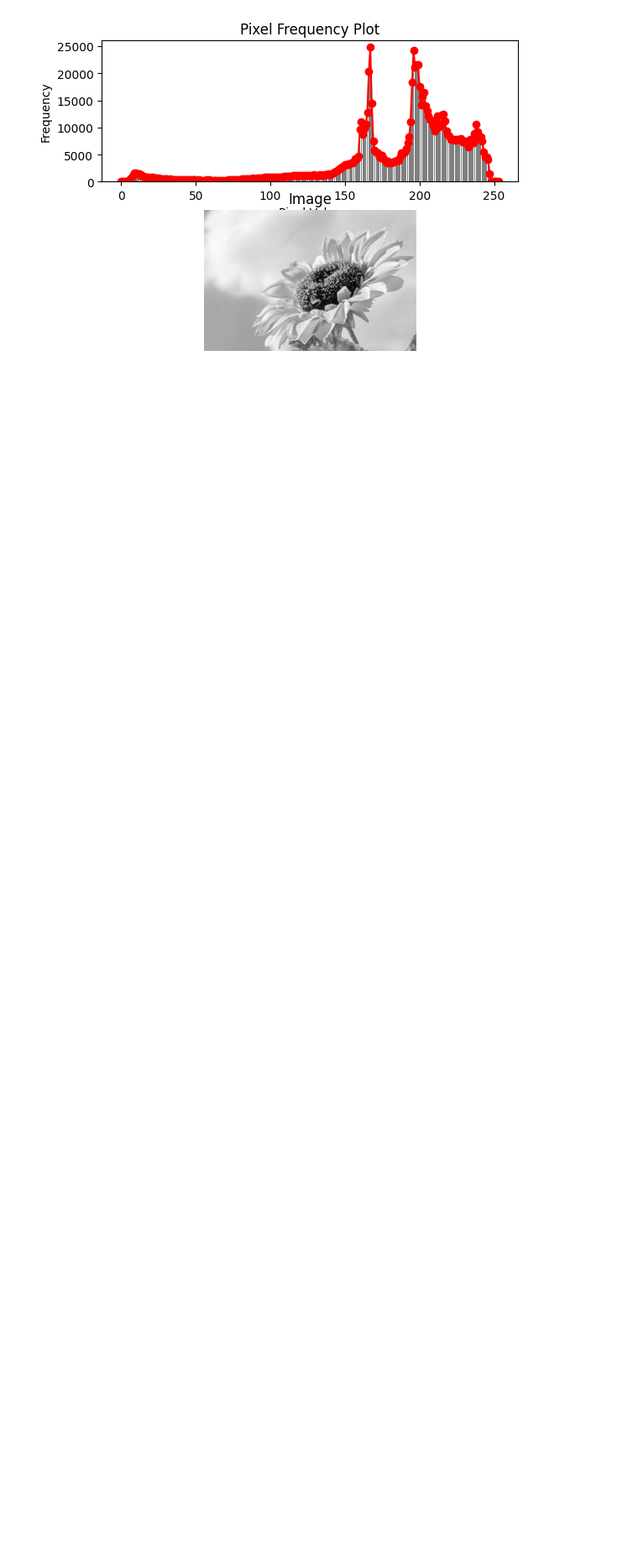
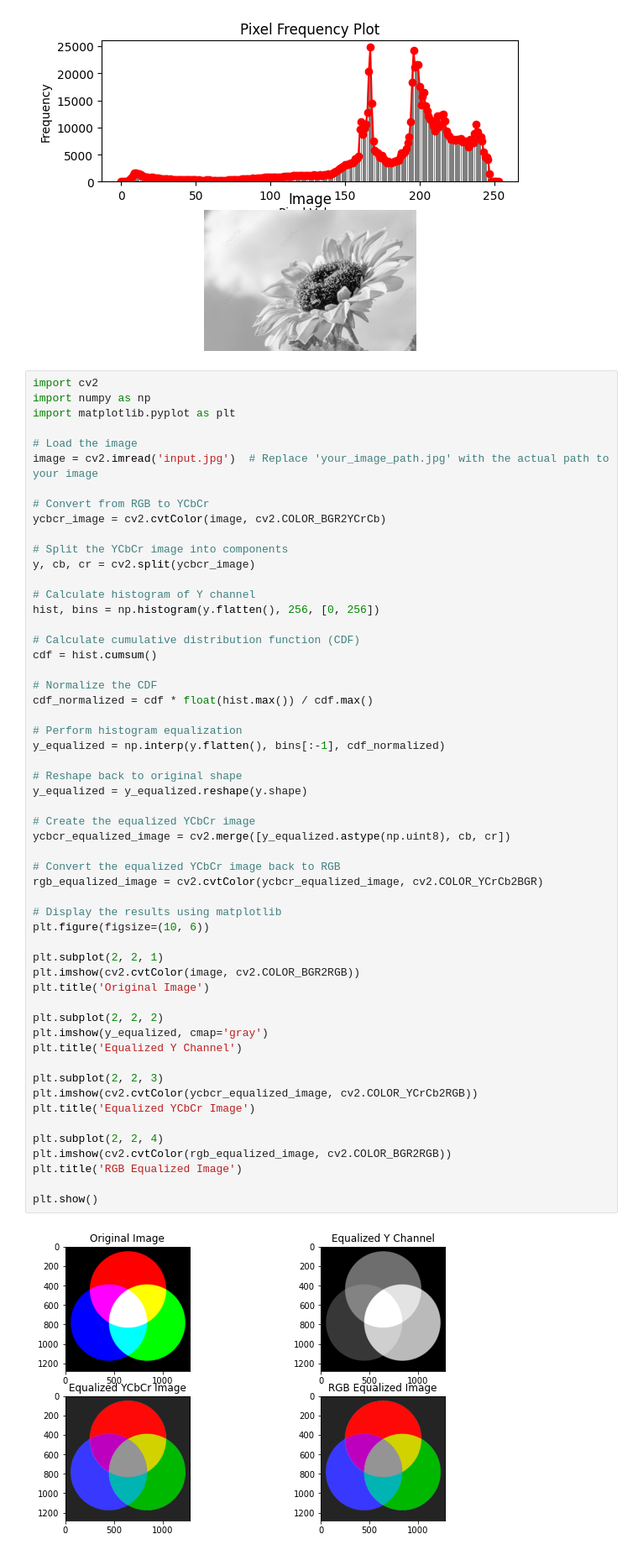
Before and after one commit to biswajit-github-2022/RKMVERI_2ND, a Jupyter notebook: class/COMP_VISION/assignments/2_pixel_freq_plot/freq_plot.ipynb, the cells around one changed output. Shown at 84% size. Saved outputs shown, nothing was run; the diff lists cells and outputs as text; blank space fills up the shorter version.

```diff
--- a/class/COMP_VISION/assignments/2_pixel_freq_plot/freq_plot.ipynb
+++ b/class/COMP_VISION/assignments/2_pixel_freq_plot/freq_plot.ipynb
@@ -62,3 +62,60 @@ image_path = 'input2.jpg'
 plot_pixel_frequency(image_path)
 # %% [output]
 [figure]
+# %%
+import cv2
+import numpy as np
+import matplotlib.pyplot as plt
+
+# Load the image
+image = cv2.imread('input.jpg')  # Replace 'your_image_path.jpg' with the actual path to your image
+
+# Convert from RGB to YCbCr
+ycbcr_image = cv2.cvtColor(image, cv2.COLOR_BGR2YCrCb)
+
+# Split the YCbCr image into components
+y, cb, cr = cv2.split(ycbcr_image)
+
+# Calculate histogram of Y channel
+hist, bins = np.histogram(y.flatten(), 256, [0, 256])
+
+# Calculate cumulative distribution function (CDF)
+cdf = hist.cumsum()
+
+# Normalize the CDF
+cdf_normalized = cdf * float(hist.max()) / cdf.max()
+
+# Perform histogram equalization
+y_equalized = np.interp(y.flatten(), bins[:-1], cdf_normalized)
+
+# Reshape back to original shape
+y_equalized = y_equalized.reshape(y.shape)
+
+# Create the equalized YCbCr image
+ycbcr_equalized_image = cv2.merge([y_equalized.astype(np.uint8), cb, cr])
+
+# Convert the equalized YCbCr image back to RGB
+rgb_equalized_image = cv2.cvtColor(ycbcr_equalized_image, cv2.COLOR_YCrCb2BGR)
+
+# Display the results using matplotlib
+plt.figure(figsize=(10, 6))
+
+plt.subplot(2, 2, 1)
+plt.imshow(cv2.cvtColor(image, cv2.COLOR_BGR2RGB))
+plt.title('Original Image')
+
+plt.subplot(2, 2, 2)
+plt.imshow(y_equalized, cmap='gray')
+plt.title('Equalized Y Channel')
+
+plt.subplot(2, 2, 3)
+plt.imshow(cv2.cvtColor(ycbcr_equalized_image, cv2.COLOR_YCrCb2RGB))
+plt.title('Equalized YCbCr Image')
+
+plt.subplot(2, 2, 4)
+plt.imshow(cv2.cvtColor(rgb_equalized_image, cv2.COLOR_BGR2RGB))
+plt.title('RGB Equalized Image')
+
+plt.show()
+# %% [output]
+[figure, added]
```
Also changed, not shown: parts of 2 cells of this notebook, 15 other files.
